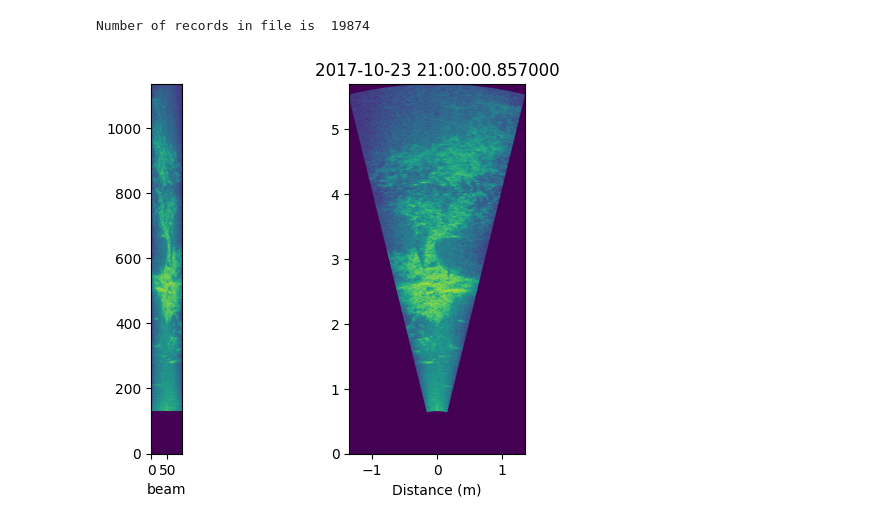
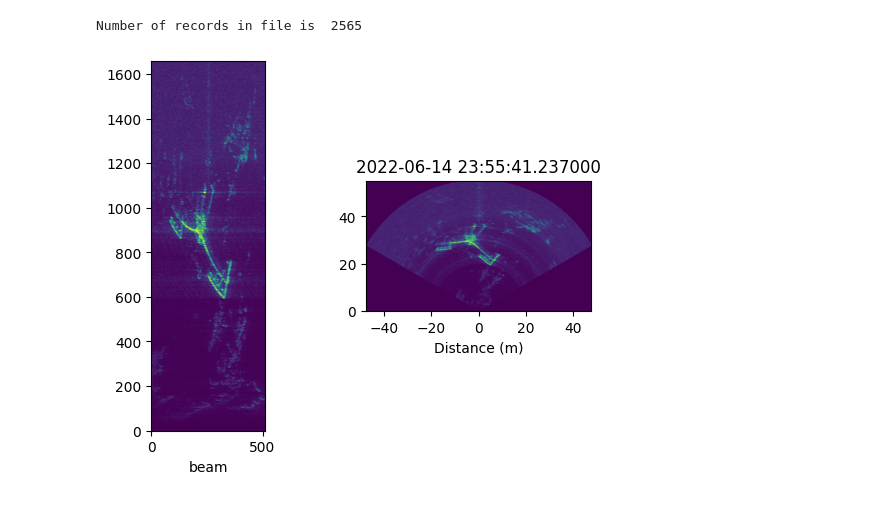
Before and after one commit to douggillespie/TritechFiles, a Jupyter notebook: python/readsonarfile.ipynb, the cells around one changed output. Cells and saved outputs as stored; diff of their text form; code cells hidden in the pictures.

Commit message:
update to use Tritech image from Turbine

```diff
--- a/python/readsonarfile.ipynb
+++ b/python/readsonarfile.ipynb
@@ -29,8 +29,8 @@ jpype.addClassPath("C:\\Users\\dg50\\source\\repos\\TritechFiles\\TritechFilesV1
 # pick a file or folder of files to test.
 # some example ARIS files are available at
 # https://figshare.com/articles/dataset/ARIS_dataset_Three_fish_species/14423630?file=29131479
-#sampleFile = "E:\\GLFYear6\\Trip2\\20251217\\log_2025-12-17-000335.glf"
-sampleFile = "C:\\Users\\dg50\\Downloads\\A Salmon (1).aris"
+sampleFile = "C:\\ProjectData\\Meygen2022\\AAM\\GLF\\HDD5\\log_2022-06-14-235541.glf"
+#sampleFile = "C:\\Users\\dg50\\Downloads\\A Salmon (1).aris"
 sampleFolder = "E:\\GLFYear6\\Trip2\\20251217"
 
 # create the Java object that can turn the rectangular image into a fan image
@@ -73,36 +73,36 @@ gridData = pData.reshape(nRange, nBeam)
 # now use other functions in the Java library to create a fan image
 fanImage = fanMaker.createFanData(aRec, 1000)
 fanData = numpy.array(fanImage.getImageValues()).transpose()
 shape = numpy.shape(fanData); # gives height and width
 xExtent = fanImage.getMetresPerPixX()*shape[1]
 yExtent = fanImage.getMetresPerPixY()*shape[0]
 
 # now !!IMPORTANT!! free the raw data or we'll eventually run out of memory
 aRec.freeImageData()
 
 # plot the data as both the rectangular image of the raw data and as the fan.
 plt.subplot(1,2,1)
 plt.imshow(gridData, origin='lower')
 plt.xlabel("beam")
 plt.subplot(1,2,2)
 plt.imshow(fanData, origin='lower', extent=(-xExtent/2, xExtent/2, 0, yExtent))
 plt.xlabel('Distance (m)')
 dt = datetime.datetime.fromtimestamp(aRec.getRecordTime()/1000.0)
 plt.title(dt);
 
 # save the images in files
 #print(np.max(gridData))
 nGrid = (gridData-np.min(gridData))/(np.max(gridData)-np.min(gridData))*256
 im = Image.fromarray(np.flipud(nGrid));
 im = im.convert('RGB')
-im.save("rawimage2.jpeg")
+im.save("rawimage.jpeg")
 
 nGrid = (fanData-np.min(fanData))/(np.max(fanData)-np.min(fanData))*256
 im = Image.fromarray(np.flipud(nGrid));
 im = im.convert('RGB')
-im.save('fanimage2.jpeg')
+im.save('fanimage.jpeg')
 # %% [output]
-Number of records in file is  19874
+Number of records in file is  2565
-[figure, old version]
+[figure, new version]
 # %%
 shutdownJVM()
```
Also changed, not shown: 4 other files.
